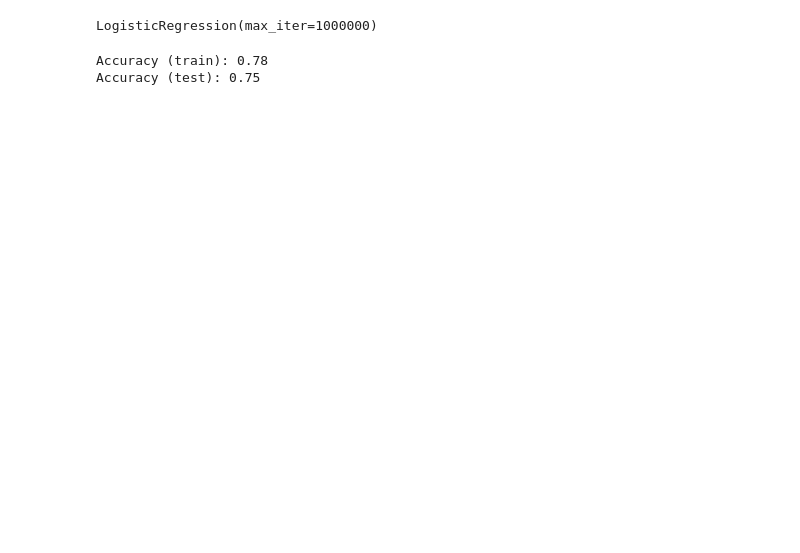
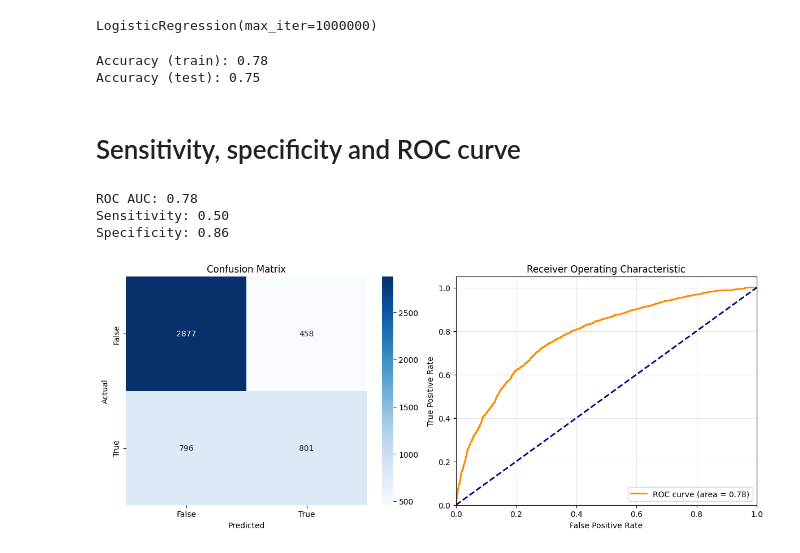
Before and after one commit to GeNeHetX/MALDI-balanced, a Jupyter notebook: linear_models.ipynb, the cells around one changed output. Saved outputs shown, nothing was run; the diff lists cells and outputs as text; code cells hidden in the pictures; blank space fills up the shorter version.

```diff
--- a/linear_models.ipynb
+++ b/linear_models.ipynb
@@ -158,3 +322,53 @@ print(f"Accuracy (test): {accuracy_test:.2f}")
 # %% [output]
 Accuracy (train): 0.78
 Accuracy (test): 0.75
+# %% [markdown]
+# Sensitivity, specificity and ROC curve
+# %%
+# Compute the True Positives, True Negatives, False Positives and False Negatives
+true_positives = np.sum((y_test == 1) & (y_pred == 1))
+true_negatives = np.sum((y_test == 0) & (y_pred == 0))
+false_positives = np.sum((y_test == 0) & (y_pred == 1))
+false_negatives = np.sum((y_test == 1) & (y_pred == 0))
+
+# Compute the Sensitivity and Specificity
+sensitivity = true_positives / (true_positives + false_negatives)
+specificity = true_negatives / (true_negatives + false_positives)
+
+# Compute the confusion matrix
+confusion_matrix = pd.crosstab(y_test, y_pred, rownames=['Actual'], colnames=['Predicted'])
+
+# Compute the ROC curve
+fpr, tpr, _ = roc_curve(y_test, model_log.predict_proba(X_test)[:, 1])
+
+# Compute the ROC AUC
+roc_auc = roc_auc_score(y_test, model_log.predict_proba(X_test)[:, 1])
+
+print(f"ROC AUC: {roc_auc:.2f}")
+print(f"Sensitivity: {sensitivity:.2f}")
+print(f"Specificity: {specificity:.2f}")
+
+# Plot the confusion matrix and the ROC curve
+fig, ax = plt.subplots(1, 2, figsize=(12, 5), tight_layout=True)
+
+sns.heatmap(confusion_matrix, annot=True, fmt='d', cmap='Blues', ax=ax[0])
+ax[0].set_title("Confusion Matrix")
+ax[0].set_xlabel("Predicted")
+ax[0].set_ylabel("Actual")
+
+ax[1].plot(fpr, tpr, color='darkorange', lw=2, label=f"ROC curve (area = {roc_auc:.2f})")
+ax[1].plot([0, 1], [0, 1], color='navy', lw=2, linestyle='--')
+ax[1].set_xlim([0.0, 1.0])
+ax[1].set_ylim([0.0, 1.05])
+ax[1].set_xlabel('False Positive Rate')
+ax[1].set_ylabel('True Positive Rate')
+ax[1].set_title('Receiver Operating Characteristic')
+ax[1].legend(loc="lower right")
+ax[1].grid(alpha=0.3)
+
+plt.show()
+# %% [output]
+ROC AUC: 0.78
+Sensitivity: 0.50
+Specificity: 0.86
+[figure, added]
```
Also changed, not shown: parts of 18 cells of this notebook.
